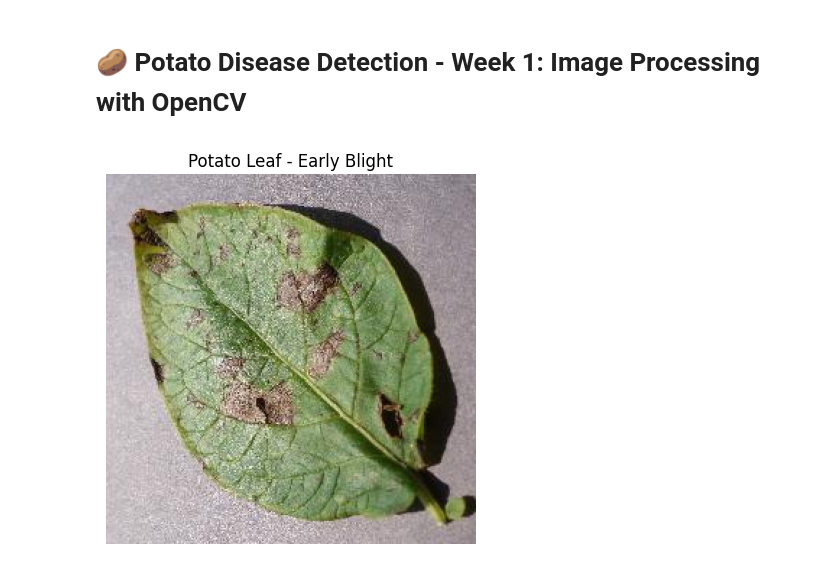
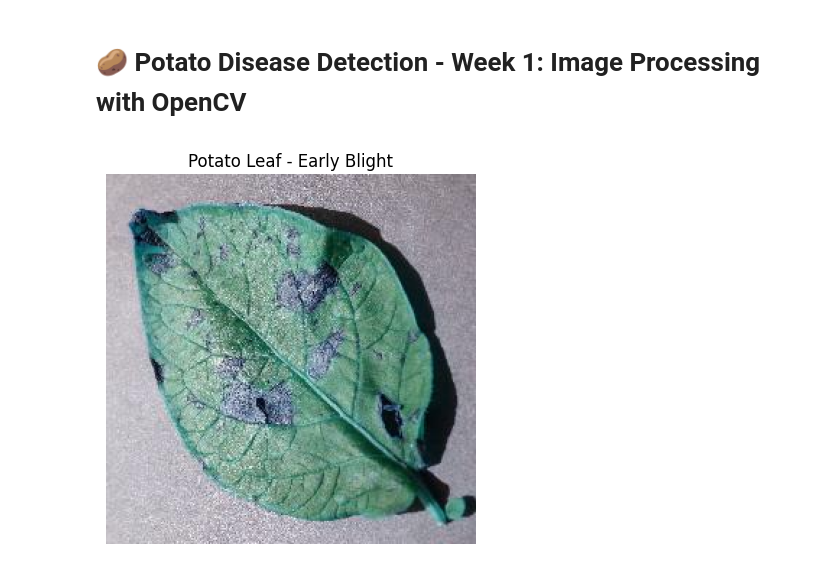
Before and after one commit to sayan14banerjee/Potato_Plant_Disease_Detection, a Jupyter notebook: Potato_Disease_Week1_ImageProcessing.ipynb, the cells around one changed output. Drawn from its saved outputs; the diff is of its cells as text; code cells hidden in the pictures.

```diff
--- a/Potato_Disease_Week1_ImageProcessing.ipynb
+++ b/Potato_Disease_Week1_ImageProcessing.ipynb
@@ -10,14 +10,12 @@ import os
 # %%
 # ✅ Load and Display an Image
 # Load image using OpenCV
 image_path = "dataset/Potato___Early_blight/0a8a68ee-f587-4dea-beec-79d02e7d3fa4___RS_Early.B 8461.jpg"  # update with your path
 img = cv2.imread(image_path)
-img_rgb = cv2.cvtColor(img, cv2.COLOR_BGR2RGB)
-
-# Display image
-plt.imshow(img_rgb)
+# Display image in BGR format
+plt.imshow(img)
 plt.title("Potato Leaf - Early Blight")
 plt.axis('off')
 plt.show()
 # %% [output]
-[figure, old version]
+[figure, new version]
```
Also changed, not shown: parts of 4 cells of this notebook.
